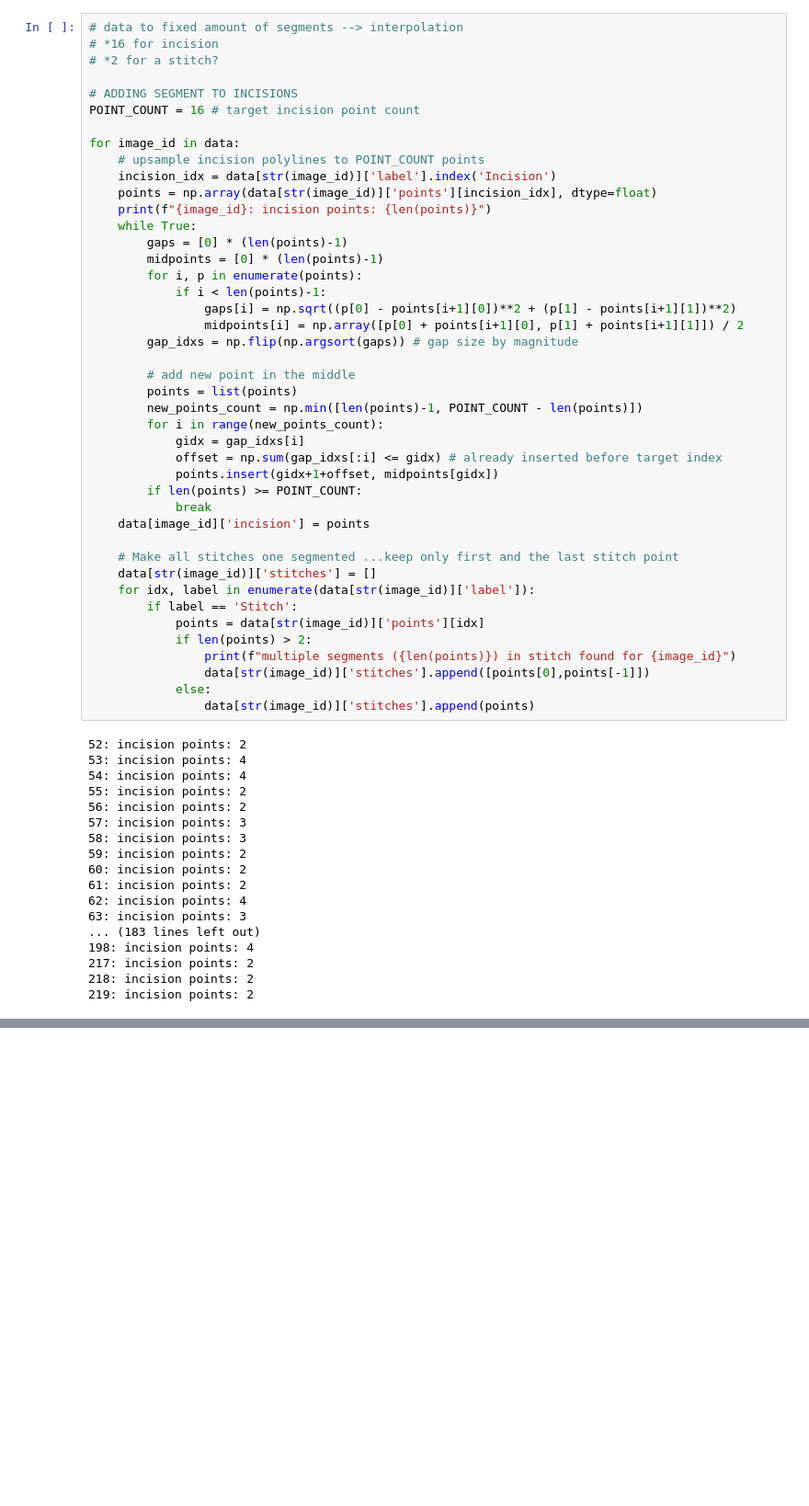
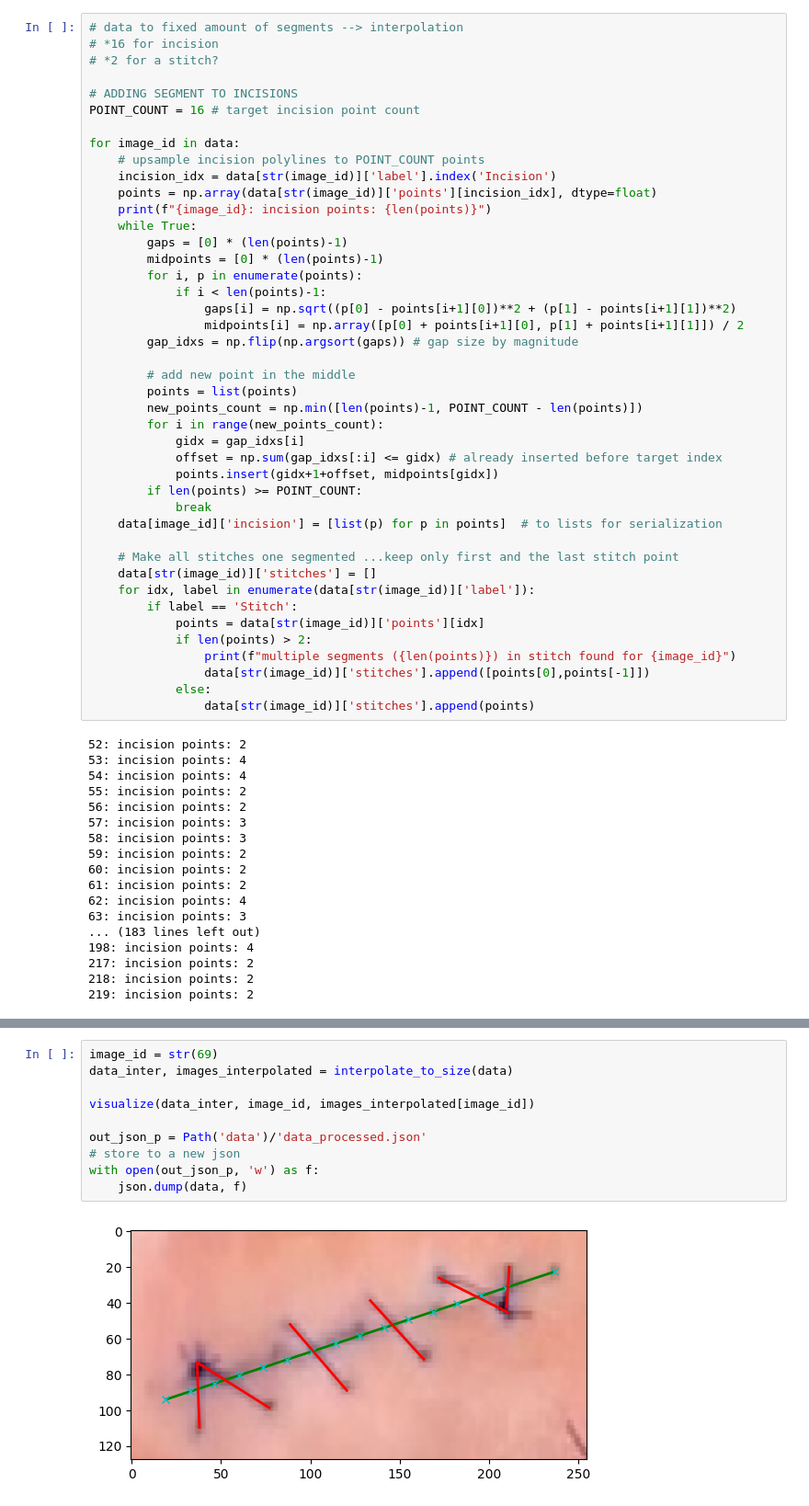
Before and after one commit to tomhruby1/zdo, a Jupyter notebook: preprocessing.ipynb, the cells around one changed output, grey strips where cells are left out. Shown at 92% size. Cells and saved outputs as stored; diff of their text form; blank space fills up the shorter version.

```diff
--- a/preprocessing.ipynb
+++ b/preprocessing.ipynb
@@ -104,7 +106,7 @@ for image_id in data:
             points.insert(gidx+1+offset, midpoints[gidx])
         if len(points) >= POINT_COUNT:
             break
-    data[image_id]['incision'] = points
+    data[image_id]['incision'] = [list(p) for p in points]  # to lists for serialization
 
     # Make all stitches one segmented ...keep only first and the last stitch point
     data[str(image_id)]['stitches'] = []
@@ -186,0 +139,12 @@ for idx, label in enumerate(data[str(image_id)]['label']):
+# %%
+image_id = str(69)
+data_inter, images_interpolated = interpolate_to_size(data)
+
+visualize(data_inter, image_id, images_interpolated[image_id])
+
+out_json_p = Path('data')/'data_processed.json'
+# store to a new json
+with open(out_json_p, 'w') as f:
+    json.dump(data, f)
+# %% [output]
+[figure, added]
```
Also changed, not shown: parts of 6 cells of this notebook, 1 other file.
